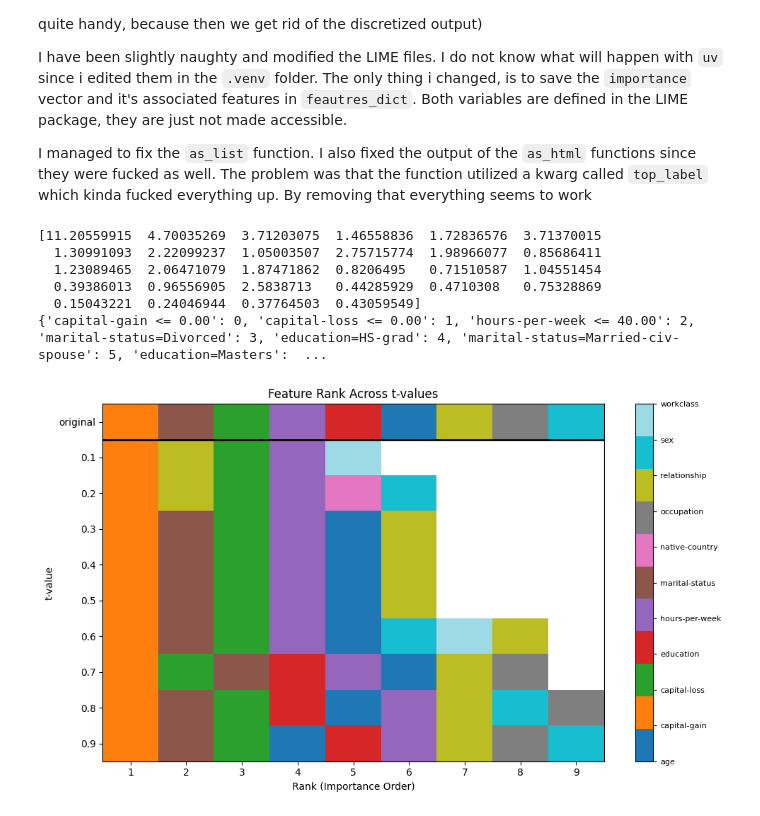
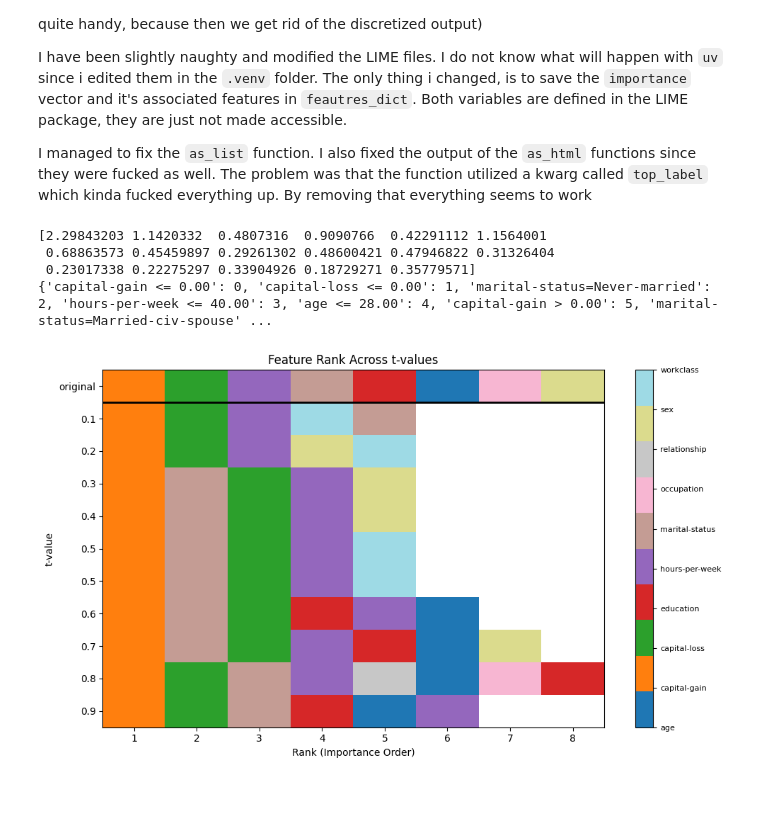
Before and after one commit to Zak9O/Masking-Effects-on-XAI-Techniques, a Jupyter notebook: notebooks/LIME-comparisson.ipynb, the cells around one changed output. Cells and saved outputs as stored; diff of their text form; code cells hidden in the pictures.

```diff
--- a/notebooks/LIME-comparisson.ipynb
+++ b/notebooks/LIME-comparisson.ipynb
@@ -21,19 +21,19 @@ Here we only consider t-closeness
 paths = sorted(
     [
         path
-        for path in utils.get_absolute_file_paths("../data/anonymized_data/t-closeness")
-        if not path.endswith(".txt")
+        for path in utils.get_absolute_file_paths("../data/t_closeness")
+        if not path.endswith(".md")
     ]
 )
 
-paths.insert(0, os.path.abspath("../data/original.csv"))
+paths.insert(0, os.path.abspath("../data/clean.csv"))
 # %%
 data = []
 file_names = []
 for path in paths:
     file_name = path.split("/")[-1]
     file_names.append(file_name)
-    if file_name == "original.csv":
+    if file_name == "clean.csv":
         data.append(AdultPrep(pd.read_csv(path), is_anonymized=False))
     else:
-        data.append(AdultPrep(pd.read_csv(path).iloc[:, 1:], is_anonymized=True))
+        data.append(AdultPrep(pd.read_csv(path), is_anonymized=True))
@@ -233,9 +228,9 @@ for explainer, clf, adult_prep, (X, _, _, _), i in zip(
             explainer,
             np.array(X),
             predict_fn,
-            sample_size=200,
+            sample_size=10,
             num_features=5,
-            num_exps_desired=20,
+            num_exps_desired=5,
         )
     )
 # %% [output]
@@ -283,12 +279,10 @@ def importance_vector_of(exp):
 print(submodular_objects[0].importance)
 print(submodular_objects[0].features_dict)
 # %% [output]
-[11.20559915  4.70035269  3.71203075  1.46558836  1.72836576  3.71370015
-  1.30991093  2.22099237  1.05003507  2.75715774  1.98966077  0.85686411
-  1.23089465  2.06471079  1.87471862  0.8206495   0.71510587  1.04551454
-  0.39386013  0.96556905  2.5838713   0.44285929  0.4710308   0.75328869
-  0.15043221  0.24046944  0.37764503  0.43059549]
-{'capital-gain <= 0.00': 0, 'capital-loss <= 0.00': 1, 'hours-per-week <= 40.00': 2, 'marital-status=Divorced': 3, 'education=HS-grad': 4, 'marital-status=Married-civ-spouse': 5, 'education=Masters':  ...
+[2.29843203 1.1420332  0.4807316  0.9090766  0.42291112 1.1564001
+ 0.68863573 0.45459897 0.29261302 0.48600421 0.47946822 0.31326404
+ 0.23017338 0.22275297 0.33904926 0.18729271 0.35779571]
+{'capital-gain <= 0.00': 0, 'capital-loss <= 0.00': 1, 'marital-status=Never-married': 2, 'hours-per-week <= 40.00': 3, 'age <= 28.00': 4, 'capital-gain > 0.00': 5, 'marital-status=Married-civ-spouse' ...
 # %%
 feature_importance = []
 for sp_exp in submodular_objects:
@@ -319,35 +313,35 @@ num_runs = len(importance_vector)
 max_features = max(len(run) for run in importance_vector)
 rank_matrix = np.full((num_runs, max_features), np.nan)
 
 for i, run in enumerate(importance_vector):
     for j, (feature_name, _) in enumerate(run):
         rank_matrix[i, j] = feature_to_int[feature_name]
 
 cmap = plt.get_cmap("tab20", len(feature_names))
 cmap.set_bad("white")
 
 plt.figure(figsize=(10, 6))
 plt.imshow(rank_matrix, aspect="auto", cmap=cmap, interpolation="none")
 
 plt.axhline(0.5, color="black", linewidth=2, linestyle="-")
 
 cbar = plt.colorbar(
     ticks=np.arange(len(feature_names)),
     format=plt.FuncFormatter(lambda val, loc: feature_names[int(val)]),
 )
 cbar.ax.tick_params(labelsize=8)
 
 plt.title("Feature Rank Across t-values")
 plt.xlabel("Rank (Importance Order)")
 plt.ylabel("t-value")
 plt.xticks(np.arange(max_features), np.arange(1, max_features + 1))
-plot_names = [str(round(i, 1)) for i in np.linspace(0.1, 0.9, 9)]
+plot_names = [str(round(i, 1)) for i in np.linspace(0.1, 0.9, 10)]
 plt.yticks(np.arange(num_runs), ["original"] + plot_names)
 
 plt.tight_layout()
 plt.savefig("feature_rank_heatmap.png")
 # %% [output]
-[figure, old version]
+[figure, new version]
 # %%
 def to_ranking(relations):
     names = (
```
Also changed, not shown: parts of 7 cells of this notebook, 3 other files.
